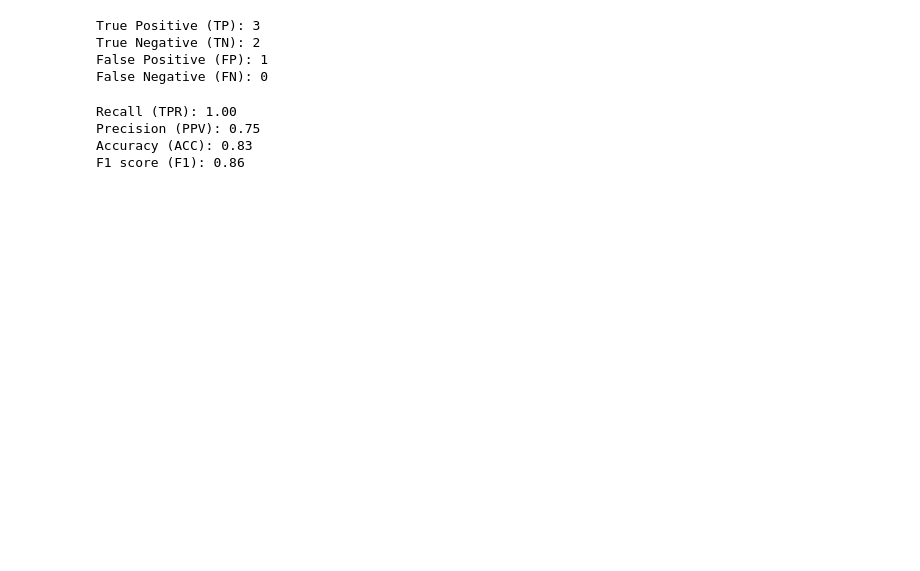
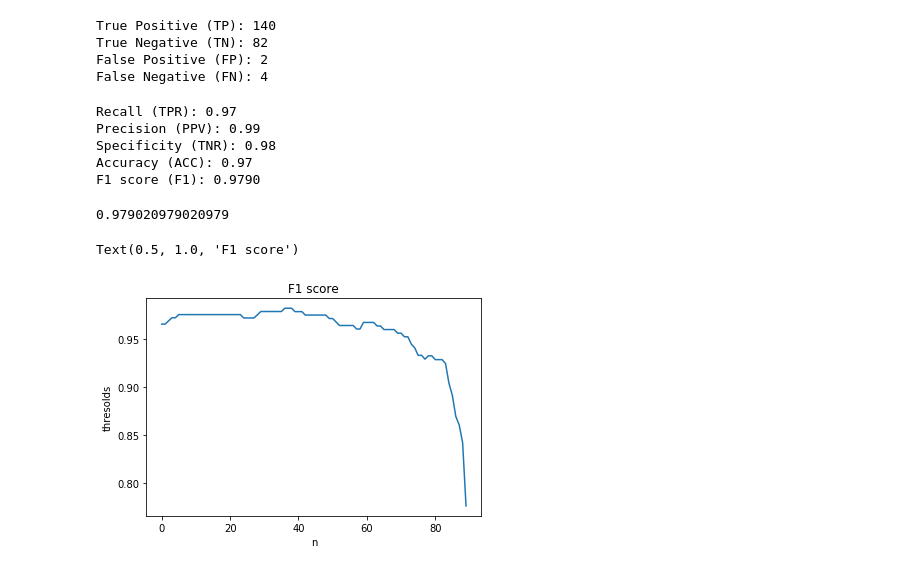
Before and after one commit to Amy1132596/ML_Notes, a Jupyter notebook: Metrics.ipynb, the cells around one changed output. Drawn from its saved outputs; the diff is of its cells as text; code cells hidden in the pictures; blank space fills up the shorter version.

```diff
--- a/Metrics.ipynb
+++ b/Metrics.ipynb
@@ -8,0 +27,17 @@ y_pred = [0, 1, 1, 0, 0, 1]
+# %%
+rand_state = 115
+test_size = 0.4 # just for the demo
+# %%
+data = load_breast_cancer()
+train_ds = pd.DataFrame(StandardScaler().fit_transform(data.data), columns = data.feature_names)
+targets = data.target
+
+x_train, x_valid, y_train, y_valid = train_test_split(train_ds, targets, test_size = test_size, random_state = rand_state)
+
+lr = LogisticRegression(solver='lbfgs', random_state=rand_state)
+m = lr.fit(x_train, y_train)
+
+y_pred = lr.predict(x_valid)
+y_pred_proba = lr.predict_proba(x_valid)[:,1]
+
+y_true = y_valid
@@ -47,10 +142,10 @@ print('True Negative (TN): {}'.format(tn))
 print('False Positive (FP): {}'.format(fp))
 print('False Negative (FN): {}'.format(fn))
 # %% [output]
-True Positive (TP): 3
-True Negative (TN): 2
-False Positive (FP): 1
-False Negative (FN): 0
+True Positive (TP): 140
+True Negative (TN): 82
+False Positive (FP): 2
+False Negative (FN): 4
 # %%
 # Recall (Sensitivity) or True Positive Rate (TPR)
 # TPR = TP / (TP + FN)
@@ -68,10 +166,26 @@ f1 = (2*tp)/(2*tp + fp + fn)
 # %%
 print("Recall (TPR): {:.2f}".format(tpr))
 print('Precision (PPV): {:.2f}'.format(ppv))
+print('Specificity (TNR): {:.2f}'.format(tnr))
 print('Accuracy (ACC): {:.2f}'.format(acc))
-print('F1 score (F1): {:.2f}'.format(f1))
+print('F1 score (F1): {:.4f}'.format(f1))
 # %% [output]
-Recall (TPR): 1.00
-Precision (PPV): 0.75
-Accuracy (ACC): 0.83
-F1 score (F1): 0.86
+Recall (TPR): 0.97
+Precision (PPV): 0.99
+Specificity (TNR): 0.98
+Accuracy (ACC): 0.97
+F1 score (F1): 0.9790
+# %%
+f1_score(y_true, y_pred)
+# %% [output]
+0.979020979020979
+# %%
+j, scores = best_thresold(y_true, y_pred_proba)
+# %%
+plt.plot(scores)
+plt.ylabel('thresolds')
+plt.xlabel('n')
+plt.title('F1 score')
+# %% [output]
+Text(0.5, 1.0, 'F1 score')
+[figure, added]
```
Also changed, not shown: parts of 16 cells of this notebook.
